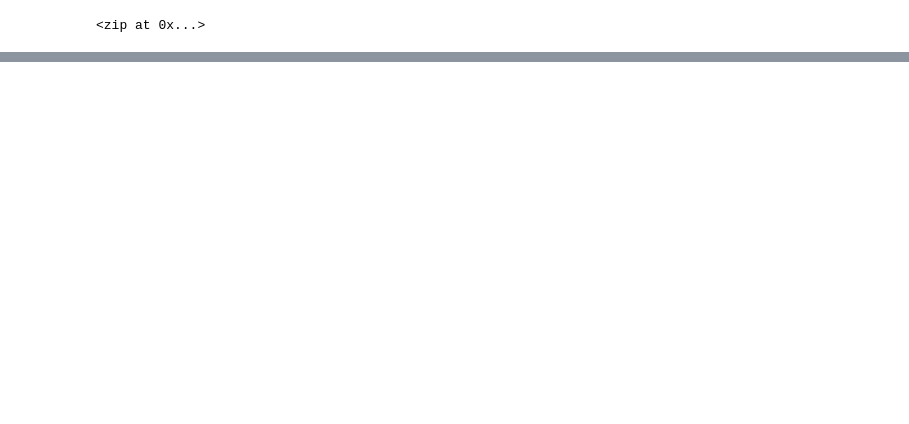
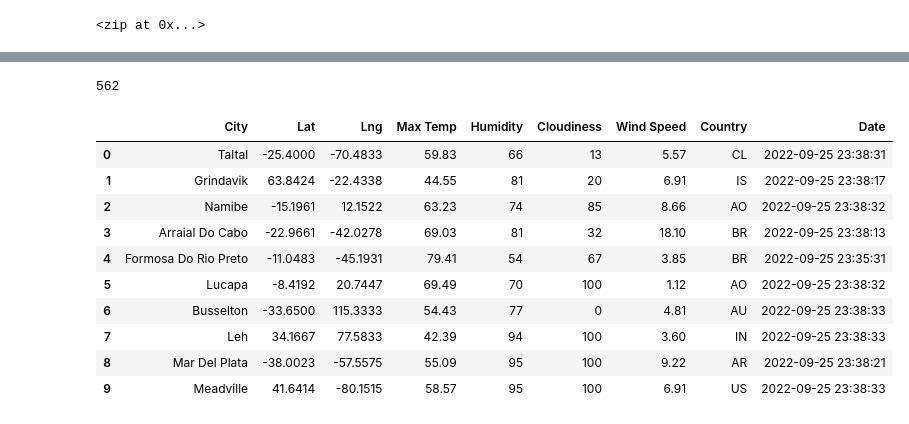
Before and after one commit to MAK-Ahmed/World_Weather_Analysis, a Jupyter notebook: WeatherPy.ipynb, the cells around one changed output, grey strips where cells are left out. Saved outputs shown, nothing was run; the diff lists cells and outputs as text; code cells hidden in the pictures; blank space fills up the shorter version.

```diff
--- a/WeatherPy.ipynb
+++ b/WeatherPy.ipynb
@@ -56,0 +62,4 @@ len(cities)
+# %%
+# Starting URL for Weather Map API Call.
+url = "http://api.openweathermap.org/data/2.5/weather?units=Imperial&APPID=" + weather_api_key
+print(url)
@@ -56,0 +152,20 @@ len(cities)
+# %%
+len(city_data)
+# %% [output]
+562
+# %%
+# Convert the array of dictionaries to a Pandas DataFrame.
+city_data_df = pd.DataFrame(city_data)
+city_data_df.head(10)
+# %% [output]
+|  | City | Lat | Lng | Max Temp | Humidity | Cloudiness | Wind Speed | Country | Date |
+| 0 | Taltal | -25.4000 | -70.4833 | 59.83 | 66 | 13 | 5.57 | CL | 2022-09-25 23:38:31 |
+| 1 | Grindavik | 63.8424 | -22.4338 | 44.55 | 81 | 20 | 6.91 | IS | 2022-09-25 23:38:17 |
+| 2 | Namibe | -15.1961 | 12.1522 | 63.23 | 74 | 85 | 8.66 | AO | 2022-09-25 23:38:32 |
+| 3 | Arraial Do Cabo | -22.9661 | -42.0278 | 69.03 | 81 | 32 | 18.10 | BR | 2022-09-25 23:38:13 |
+| 4 | Formosa Do Rio Preto | -11.0483 | -45.1931 | 79.41 | 54 | 67 | 3.85 | BR | 2022-09-25 23:35:31 |
+| 5 | Lucapa | -8.4192 | 20.7447 | 69.49 | 70 | 100 | 1.12 | AO | 2022-09-25 23:38:32 |
+| 6 | Busselton | -33.6500 | 115.3333 | 54.43 | 77 | 0 | 4.81 | AU | 2022-09-25 23:38:33 |
+| 7 | Leh | 34.1667 | 77.5833 | 42.39 | 94 | 100 | 3.60 | IN | 2022-09-25 23:38:33 |
+| 8 | Mar Del Plata | -38.0023 | -57.5575 | 55.09 | 95 | 100 | 9.22 | AR | 2022-09-25 23:38:21 |
+| 9 | Meadville | 41.6414 | -80.1515 | 58.57 | 95 | 100 | 6.91 | US | 2022-09-25 23:38:33 |
```
Also changed, not shown: parts of 8 cells of this notebook, 3 other files.
